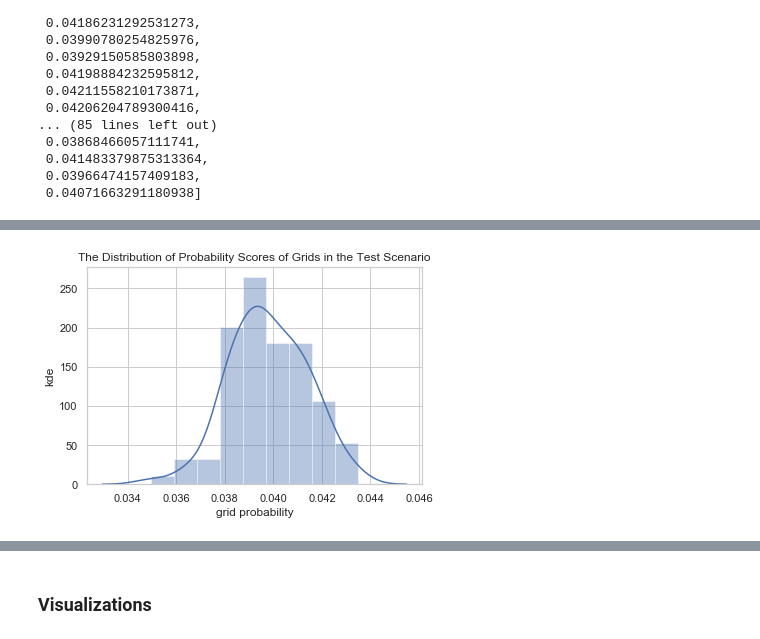
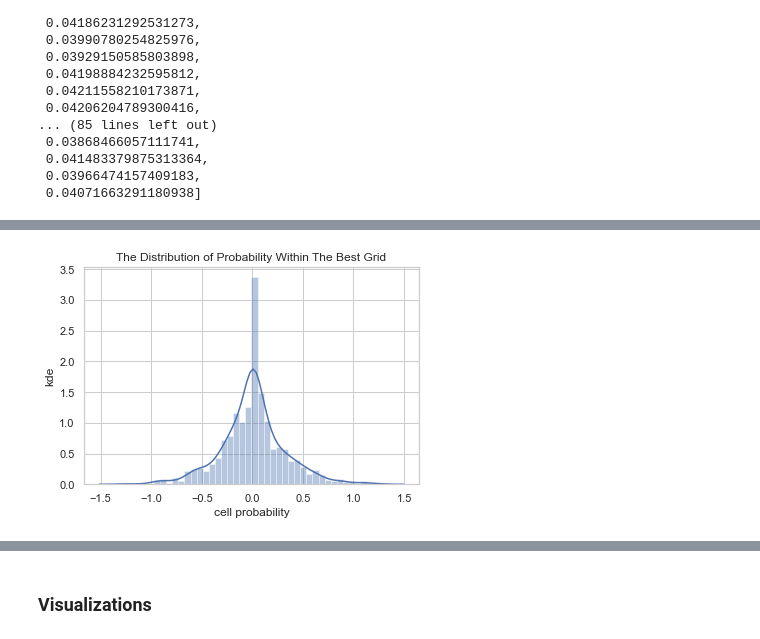
Before and after one commit to hangulu/thesis, a Jupyter notebook: code/main.ipynb, the cells around one changed output, grey strips where cells are left out. Cells and saved outputs as stored; diff of their text form; code cells hidden in the pictures.

```diff
--- a/code/main.ipynb
+++ b/code/main.ipynb
@@ -336,5 +212,0 @@ for grid in samples:
-# %%
-expec_tests = []
-for grid in samples7:
-    expec_vote = ev.expec_votes(grid.numpy().reshape(test_grid.shape), test_demo)
-    expec_tests.append(abs(expec_vote - test_observed))
@@ -403,0 +255,16 @@ The chain will be run on 100 chunks of size 10, with 0 iterations at the end.
+# %%
+# Get the coefficients for the binomial calculations
+coeff_dict = election.get_coefficients(test_demo, test_observed)
+
+# Partially apply `prob_votes`, so it only takes the grid
+prob_votes_partial = functools.partial(
+    pv.prob_votes,
+    demo=test_demo,
+    observed=test_observed,
+    coeff_dict=coeff_dict)
+
+# Initialize the Hamiltonian Monte Carlo transition kernel
+hmc = tfp.mcmc.HamiltonianMonteCarlo(
+    target_log_prob_fn=prob_votes_partial,
+    step_size=0.01,
+    num_leapfrog_steps=2)
@@ -403,0 +343,5 @@ The chain will be run on 100 chunks of size 10, with 0 iterations at the end.
+# %%
+full_test_chain, full_test_trace, kernel_res = mcmc(
+    100, 0.2,
+    test_grid,
+    test_demo, test_observed, pause_point=6)
@@ -404,5 +361,5 @@ The chain will be run on 100 chunks of size 10, with 0 iterations at the end.
 # %%
-prob_tests_full_chain3 = []
-for grid in full_test_chain2:
+prob_tests_full_chain = []
+for grid in tqdm(full_test_chain):
     prob_vote = pv.prob_votes(grid.numpy().reshape(test_grid.shape), test_demo, test_observed)
-    prob_tests_full_chain3.append(prob_vote)
+    prob_tests_full_chain.append(prob_vote)
@@ -596,8 +421,10 @@ plt.show()
 # %%
-sns.distplot(test_results['all_scores'][1:])
-plt.title(f"The Distribution of Probability Scores of Grids in the Test Scenario")
+best_grid = full_test_chain[np.argmax(prob_tests_full_chain)]
+flat_best_grid = tf.reshape(best_grid, [-1])
+sns.distplot(flat_best_grid)
+plt.title(f"The Distribution of Probability Within The Best Grid")
 plt.ylabel('kde')
-plt.xlabel('grid probability')
+plt.xlabel('cell probability')
 plt.show()
 # %% [output]
-[figure, old version]
+[figure, new version]
```
Also changed, not shown: parts of 60 cells of this notebook, 3 other files.
